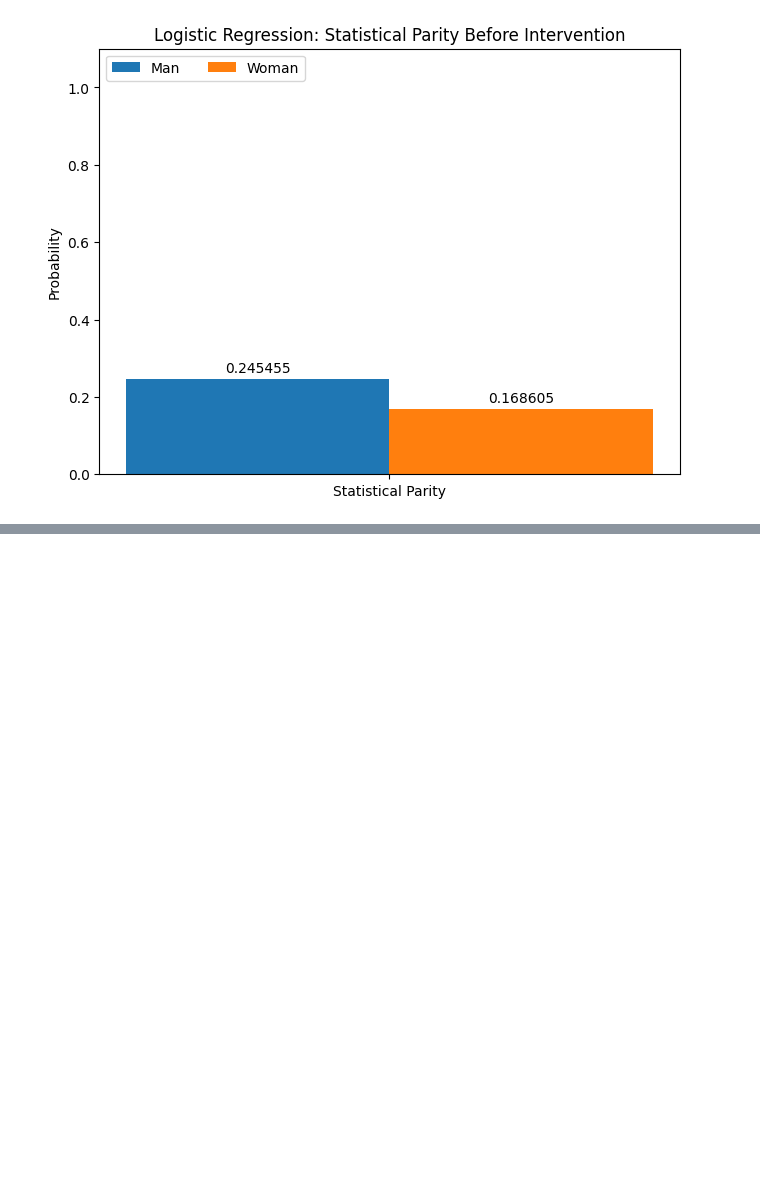
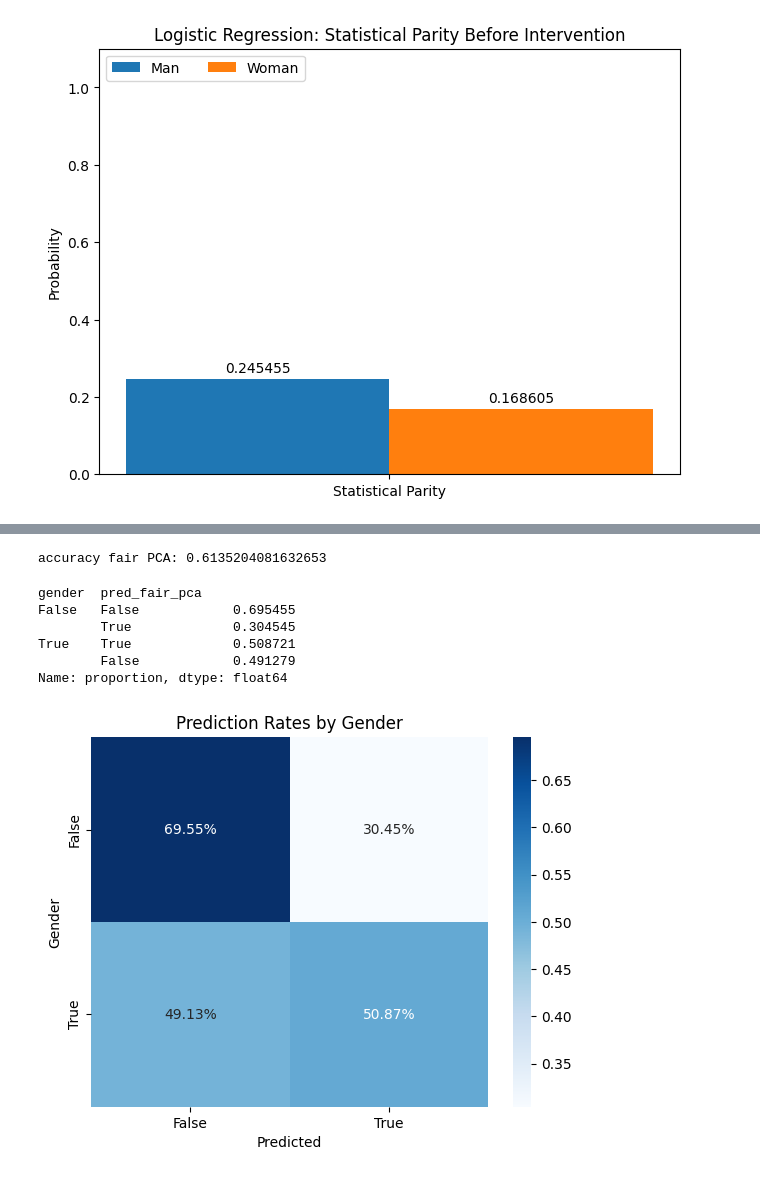
Before and after one commit to MiriamEspinosa/Gender_Fairness_Recruitment, a Jupyter notebook: Final_Assignment/final_assignment.ipynb, the cells around one changed output, grey strips where cells are left out. Cells and saved outputs as stored; diff of their text form; code cells hidden in the pictures; blank space fills up the shorter version.

```diff
--- a/Final_Assignment/final_assignment.ipynb
+++ b/Final_Assignment/final_assignment.ipynb
@@ -720,7 +705,8 @@ class FairPCA:
         # Extract protected features
         Xs_p = Xs[:, p_idxs]
 
-        # In the article they only consider the case of statistical parity, but in section 3.2 they metion that it can be extended Equal Opportunity (almost the same as equalised odds but only for the true positive rates).
+        # In the article they only consider the case of statistical parity, but in section 3.2 they metion that it can be extended Equal Opportunity
+        # (almost the same as equalised odds but only for the true positive rates).
         # For equal opportunity we simply filter the data, such that we only create the projection based on the sample with positive outcomes.
         if self.fairness_metric == "statistical_parity":
             pass
@@ -741,7 +727,7 @@ class FairPCA:
     def project(self, Xs):
         return Xs @ self.U
 
-n_components = 15
+n_components = Xs_train.shape[1] - 1 # number of features - number of protected
 fair_pca = FairPCA(Xs_train, [n], n_components, y_train)
 Xs_train_debiased = fair_pca.project(Xs_train)
 Xs_test_debiased = fair_pca.project(Xs_test)
@@ -806,9 +777,14 @@ group_test_dict = {
 }
 # %%
 # Fit model and predict
-model = LogisticRegression(penalty=None, max_iter=1000)
+model = LogisticRegression(penalty=None, max_iter=5000)
 model.fit(Xs_train_debiased, y_train)
 y_hat = model.predict(Xs_test_debiased)
+## print classification report and accuracy
+accuracy_debiased = model.score(Xs_test_debiased, y_test)
+print(f'accuracy after FairPCA: {accuracy_debiased}')
+print(classification_report(y_test, y_hat))
+
 
 # Calculate and print F1 Scores for each group https://en.wikipedia.org/wiki/F-score
 for group, group_idxs in group_test_dict.items():
@@ -986,0 +898,12 @@ KeyError: 'target'
+# %%
+X_test_fair_pca = X_test_copy.copy()
+# %%
+## set the target to be the gender
+target_gender_test = X_test_copy['gender']
+target_gender_train = X_train_copy['gender']
+
+## This does not include the target variable as an input feature
+log_fair_pca = LogisticRegression(penalty='l2', max_iter=5000)
+log_fair_pca.fit(Xs_train_debiased, target_gender_train)
+X_test_fair_pca['pred_fair_pca'] = log_fair_pca.predict(Xs_test_debiased)
+X_test_fair_pca.head()
@@ -986,0 +918,29 @@ KeyError: 'target'
+# %%
+accuracy_fair_pca = log_fair_pca.score(Xs_test_debiased, target_gender_test)
+print(f'accuracy fair PCA: {accuracy_fair_pca}')
+# %% [output]
+accuracy fair PCA: 0.6135204081632653
+# %%
+X_test_fair_pca.groupby('gender')['pred_fair_pca'].value_counts(normalize=True)
+# %% [output]
+gender  pred_fair_pca
+False   False            0.695455
+        True             0.304545
+True    True             0.508721
+        False            0.491279
+Name: proportion, dtype: float64
+# %%
+rate_matrix = (
+    X_test_fair_pca
+    .groupby('gender')['pred_fair_pca']
+    .value_counts(normalize=True)
+    .unstack()
+)
+
+sns.heatmap(rate_matrix, annot=True, fmt='.2%', cmap='Blues')
+plt.xlabel('Predicted')
+plt.ylabel('Gender')
+plt.title('Prediction Rates by Gender')
+plt.show()
+# %% [output]
+[figure, added]
```
Also changed, not shown: parts of 42 cells of this notebook.
